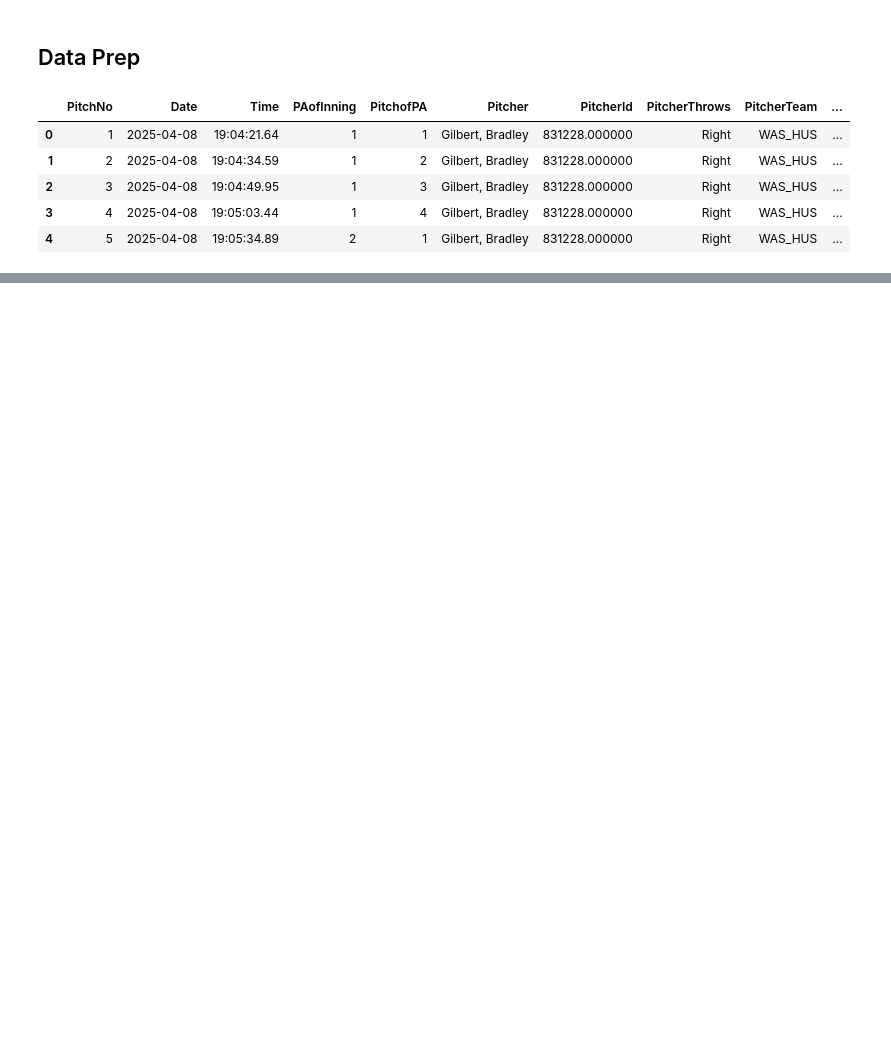
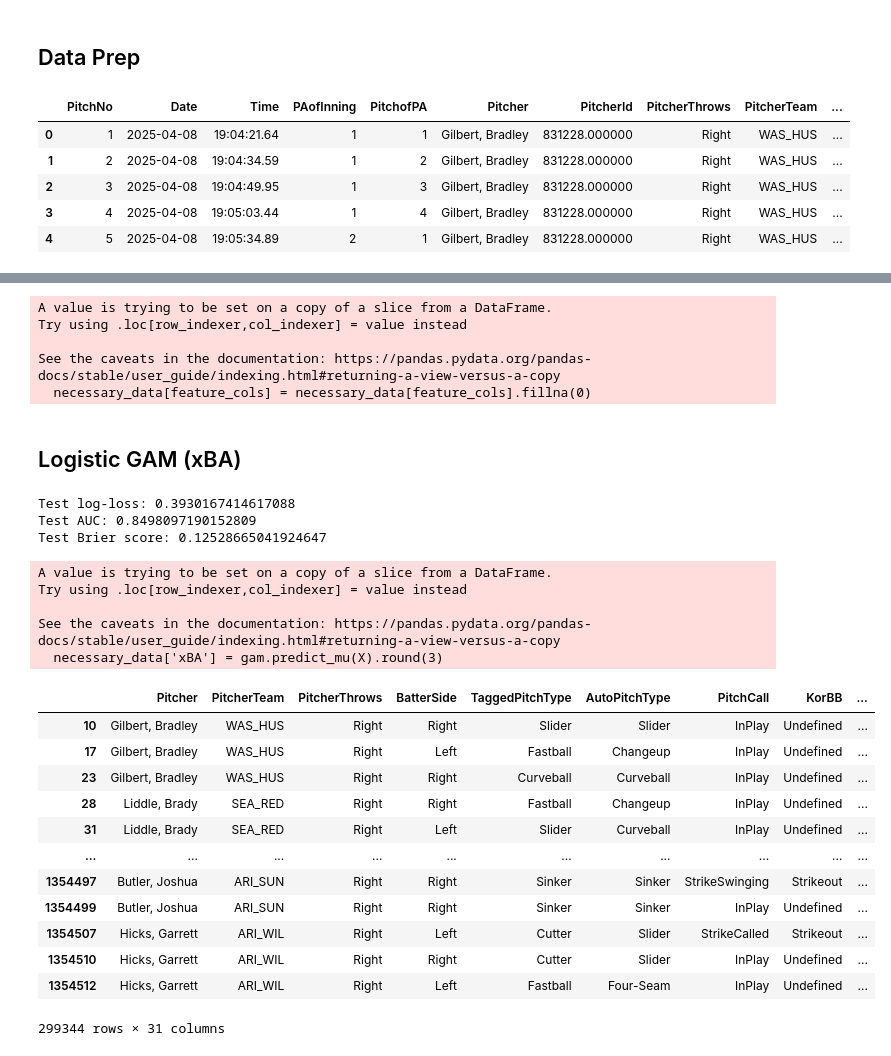
Before and after one commit to jackkalsched/UCSD_Baseball_25, a Jupyter notebook: Hitting/expected_metrics/expected_metrics.ipynb, the cells around one changed output, grey strips where cells are left out. Cells and saved outputs as stored; diff of their text form; code cells hidden in the pictures; blank space fills up the shorter version.

```diff
--- a/Hitting/expected_metrics/expected_metrics.ipynb
+++ b/Hitting/expected_metrics/expected_metrics.ipynb
@@ -55,0 +106,8 @@ necessary_data
+# %%
+necessary_data[feature_cols] = necessary_data[feature_cols].fillna(0)
+# %% [output]
+A value is trying to be set on a copy of a slice from a DataFrame.
+Try using .loc[row_indexer,col_indexer] = value instead
+
+See the caveats in the documentation: https://pandas.pydata.org/pandas-docs/stable/user_guide/indexing.html#returning-a-view-versus-a-copy
+  necessary_data[feature_cols] = necessary_data[feature_cols].fillna(0)
@@ -55,0 +117,57 @@ necessary_data
+# %% [markdown]
+## Logistic GAM (xBA)
+# %%
+from pygam import LogisticGAM, s
+from sklearn.metrics import log_loss, roc_auc_score, brier_score_loss
+from sklearn.model_selection import train_test_split
+import numpy as np
+
+# train-test split
+X_train, X_test, y_train, y_test = train_test_split(
+    X, y, test_size=0.2, random_state=42, stratify=y
+)
+
+# define GAM
+gam = LogisticGAM(s(0) + s(1) + s(2), fit_intercept=True, max_iter=100)
+
+# use pygam’s internal k-fold CV to select smoothing
+gam.gridsearch(X_train, y_train, progress=False)
+
+# evaluate on test set
+y_pred_proba = gam.predict_mu(X_test)
+
+test_logloss = log_loss(y_test, y_pred_proba)
+test_auc = roc_auc_score(y_test, y_pred_proba)
+test_brier = brier_score_loss(y_test, y_pred_proba)
+
+print("Test log-loss:", test_logloss)
+print("Test AUC:", test_auc)
+print("Test Brier score:", test_brier)
+# %% [output]
+Test log-loss: 0.3930167414617088
+Test AUC: 0.8498097190152809
+Test Brier score: 0.12528665041924647
+# %%
+necessary_data['xBA'] = gam.predict_mu(X).round(3)
+# %% [output]
+A value is trying to be set on a copy of a slice from a DataFrame.
+Try using .loc[row_indexer,col_indexer] = value instead
+
+See the caveats in the documentation: https://pandas.pydata.org/pandas-docs/stable/user_guide/indexing.html#returning-a-view-versus-a-copy
+  necessary_data['xBA'] = gam.predict_mu(X).round(3)
+# %%
+necessary_data
+# %% [output]
+|  | Pitcher | PitcherTeam | PitcherThrows | BatterSide | TaggedPitchType | AutoPitchType | PitchCall | KorBB | ... |
+| 10 | Gilbert, Bradley | WAS_HUS | Right | Right | Slider | Slider | InPlay | Undefined | ... |
+| 17 | Gilbert, Bradley | WAS_HUS | Right | Left | Fastball | Changeup | InPlay | Undefined | ... |
+| 23 | Gilbert, Bradley | WAS_HUS | Right | Right | Curveball | Curveball | InPlay | Undefined | ... |
+| 28 | Liddle, Brady | SEA_RED | Right | Right | Fastball | Changeup | InPlay | Undefined | ... |
+| 31 | Liddle, Brady | SEA_RED | Right | Left | Slider | Curveball | InPlay | Undefined | ... |
+| ... | ... | ... | ... | ... | ... | ... | ... | ... | ... |
+| 1354497 | Butler, Joshua | ARI_SUN | Right | Right | Sinker | Sinker | StrikeSwinging | Strikeout | ... |
+| 1354499 | Butler, Joshua | ARI_SUN | Right | Right | Sinker | Sinker | InPlay | Undefined | ... |
+| 1354507 | Hicks, Garrett | ARI_WIL | Right | Left | Cutter | Slider | StrikeCalled | Strikeout | ... |
+| 1354510 | Hicks, Garrett | ARI_WIL | Right | Right | Cutter | Slider | InPlay | Undefined | ... |
+| 1354512 | Hicks, Garrett | ARI_WIL | Right | Left | Fastball | Four-Seam | InPlay | Undefined | ... |
+299344 rows × 31 columns
```
Also changed, not shown: parts of 11 cells of this notebook, 1 other file.
